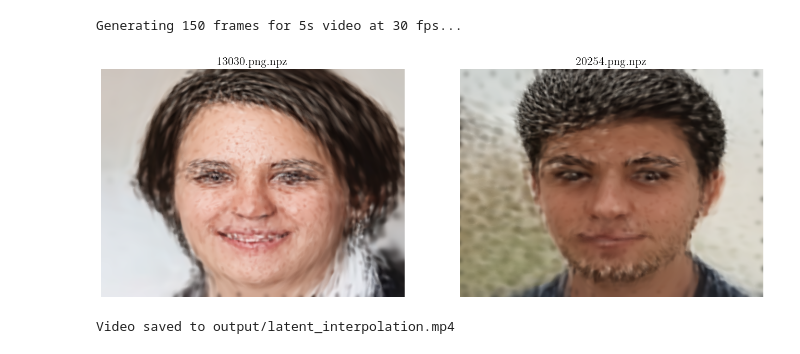
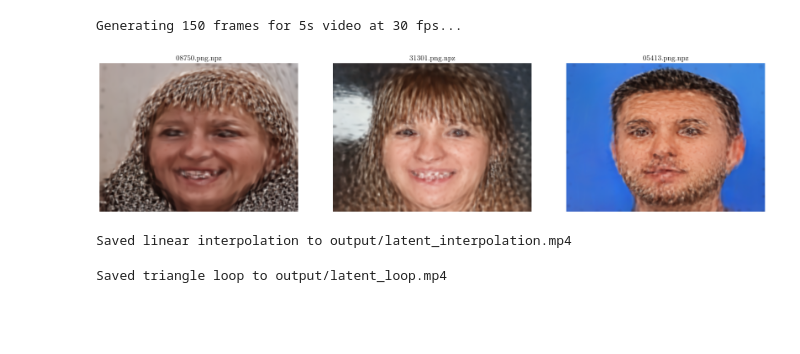
Before and after one commit to GijsFiten/txgs, a Jupyter notebook: vae_visualisation_ffhq.ipynb, the cells around one changed output. Drawn from its saved outputs; the diff is of its cells as text; code cells hidden in the pictures; blank space fills up the shorter version.

```diff
--- a/vae_visualisation_ffhq.ipynb
+++ b/vae_visualisation_ffhq.ipynb
@@ -90,36 +90,42 @@ Generating 150 frames for 5s video at 30 fps...
 # %%
 data1, id1 = data_iter()
 data2, id2 = data_iter()
+data3, id3 = data_iter()
 
 # Encode to get latent means (kept as module-level vars for the video cell below)
 with torch.no_grad():
     mu1, logvar1 = model.encode(data1)
     mu2, logvar2 = model.encode(data2)
+    mu3, logvar3 = model.encode(data3)
 
 # Quick preview — re-run this cell to sample a new pair
 def _render_encoded(mu):
     with torch.no_grad():
         decoded = model.decode(mu)
     xy, scale, rot, feat = denormalize_data(decoded[:, :, 0:2], decoded[:, :, 2:4],
                                             decoded[:, :, 4:5], decoded[:, :, 5:8])
     img = render(xy.squeeze(0).contiguous().float(),
                  scale.squeeze(0).contiguous().float(),
                  rot.squeeze(0).contiguous().float(),
                  feat.squeeze(0).contiguous().float(),
                  img_size=(480, 640))
     return img.cpu().detach().permute(1, 2, 0).numpy()
 
 img1 = _render_encoded(mu1)
 img2 = _render_encoded(mu2)
+img3 = _render_encoded(mu3)
 
-fig, axes = plt.subplots(1, 2, figsize=(14, 5))
+fig, axes = plt.subplots(1, 3, figsize=(21, 5))
 axes[0].imshow(np.clip(img1, 0, 1))
 axes[0].set_title(id1)
 axes[0].axis("off")
 axes[1].imshow(np.clip(img2, 0, 1))
 axes[1].set_title(id2)
 axes[1].axis("off")
+axes[2].imshow(np.clip(img3, 0, 1))
+axes[2].set_title(id3)
+axes[2].axis("off")
 plt.tight_layout()
 plt.show()
 # %% [output]
-[figure, old version]
+[figure, new version]
@@ -126,5 +174,5 @@ plt.show()
 # %%
-# Run this cell only once you're happy with the two samples above
+# --- mu1 → mu2 linear interpolation video ---
 with imageio.get_writer(video_path, fps=fps, format="FFMPEG", codec="libx264", quality=8) as writer:
     for i in tqdm(range(num_frames)):
         alpha = i / (num_frames - 1)
@@ -135,17 +183,42 @@ with imageio.get_writer(video_path, fps=fps, format="FFMPEG", codec="libx264", q
 
         xy, scale, rot, feat = denormalize_data(decoded[:, :, 0:2], decoded[:, :, 2:4],
                                                 decoded[:, :, 4:5], decoded[:, :, 5:8])
+        image = render(xy.squeeze(0).contiguous().float(),
+                       scale.squeeze(0).contiguous().float(),
+                       rot.squeeze(0).contiguous().float(),
+                       feat.squeeze(0).contiguous().float(),
+                       img_size=(int(480), int(640)))
+        writer.append_data((np.clip(image.cpu().detach().permute(1, 2, 0).numpy(), 0, 1) * 255).astype(np.uint8))
 
-        xy = xy.squeeze(0).contiguous().float()
-        scale = scale.squeeze(0).contiguous().float()
-        rot = rot.squeeze(0).contiguous().float()
-        feat = feat.squeeze(0).contiguous().float()
+print(f"Saved linear interpolation to {video_path}")
 
-        image = render(xy, scale, rot, feat, img_size=(int(480), int(640)))
-        image_np = image.cpu().detach().permute(1, 2, 0).numpy()
-        writer.append_data((np.clip(image_np, 0, 1) * 255).astype(np.uint8))
+# --- mu1 → mu2 → mu3 → mu1 loop video ---
+# Divide total frames into 3 equal segments. Within each segment t goes [0, 1)
+# so the keyframe at the *start* of each segment appears exactly once and
+# the video loops seamlessly (frame 0 == would-be frame num_frames*3).
+loop_video_path = os.path.join(output_dir, "latent_loop.mp4")
+waypoints = [mu1, mu2, mu3, mu1]  # mu1 repeated at index 3 closes the loop
 
-print(f"Video saved to {video_path}")
+with imageio.get_writer(loop_video_path, fps=fps, format="FFMPEG", codec="libx264", quality=8) as writer:
+    for i in tqdm(range(num_frames * 3)):
+        seg = i // num_frames                   # 0, 1, or 2
+        t   = (i % num_frames) / num_frames     # [0.0, 1.0) — never reaches 1
+        latent_interp = (1 - t) * waypoints[seg] + t * waypoints[seg + 1]
+
+        with torch.no_grad():
+            decoded = model.decode(latent_interp)
+
+        xy, scale, rot, feat = denormalize_data(decoded[:, :, 0:2], decoded[:, :, 2:4],
+                                                decoded[:, :, 4:5], decoded[:, :, 5:8])
+        image = render(xy.squeeze(0).contiguous().float(),
+                       scale.squeeze(0).contiguous().float(),
+                       rot.squeeze(0).contiguous().float(),
+                       feat.squeeze(0).contiguous().float(),
+                       img_size=(int(480), int(640)))
+        writer.append_data((np.clip(image.cpu().detach().permute(1, 2, 0).numpy(), 0, 1) * 255).astype(np.uint8))
+
+print(f"Saved triangle loop to {loop_video_path}")
 # %% [output]
-Video saved to output/latent_interpolation.mp4
+Saved linear interpolation to output/latent_interpolation.mp4
+Saved triangle loop to output/latent_loop.mp4
 # %%
```
Also changed, not shown: parts of 5 cells of this notebook, 3 other files.
